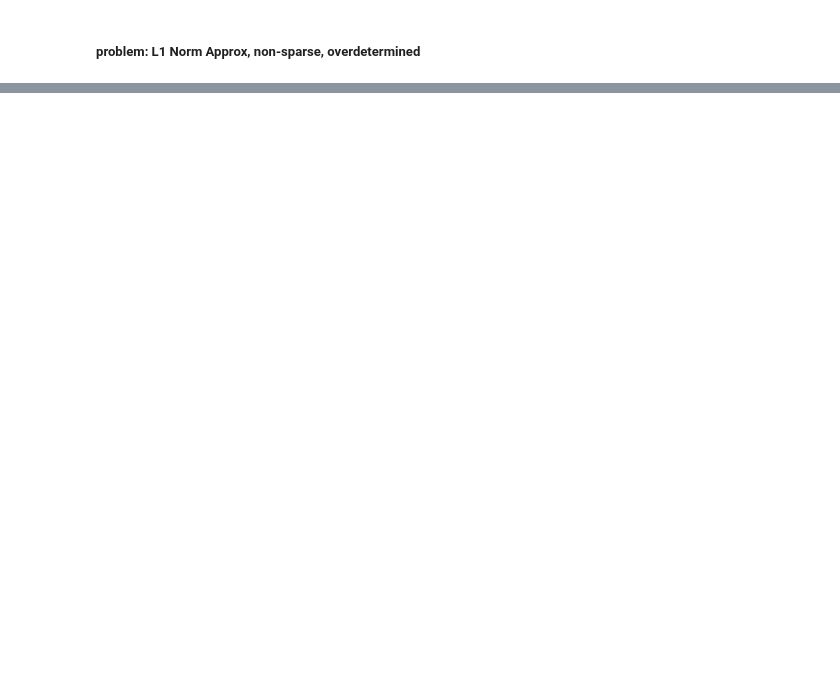
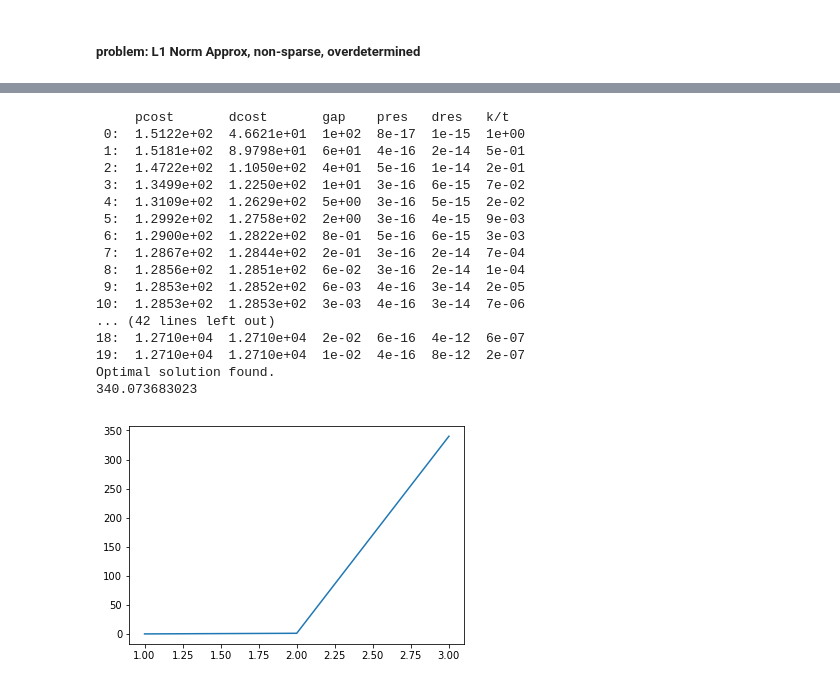
Before and after one commit to zimmerman-cole/ill-condition, a Jupyter notebook: code/IPM_examples.ipynb, the cells around one changed output, grey strips where cells are left out. Cells and saved outputs as stored; diff of their text form; code cells hidden in the pictures; blank space fills up the shorter version.

```diff
--- a/code/IPM_examples.ipynb
+++ b/code/IPM_examples.ipynb
@@ -64,0 +179,36 @@ u = l1.l1(P,q)
+# %%
+## solver: CVXOPT custom KKT l1
+k = 3
+times = []
+for e in range(1,k+1):
+    f = 10**e
+    m, n = 20*f, 5*f
+    A, b = normal(m,n), normal(m,1)
+    t1 = time.time()
+    x = cvxopt.l1.l1(A,b)
+    t2 = time.time()
+    t = t2-t1
+    times.append(t)
+    print(t)
+
+plt.plot(range(1,k+1), times)
+plt.show()
+# %% [output]
+     pcost       dcost       gap    pres   dres   k/t
+ 0:  1.5122e+02  4.6621e+01  1e+02  8e-17  1e-15  1e+00
+ 1:  1.5181e+02  8.9798e+01  6e+01  4e-16  2e-14  5e-01
+ 2:  1.4722e+02  1.1050e+02  4e+01  5e-16  1e-14  2e-01
+ 3:  1.3499e+02  1.2250e+02  1e+01  3e-16  6e-15  7e-02
+ 4:  1.3109e+02  1.2629e+02  5e+00  3e-16  5e-15  2e-02
+ 5:  1.2992e+02  1.2758e+02  2e+00  3e-16  4e-15  9e-03
+ 6:  1.2900e+02  1.2822e+02  8e-01  5e-16  6e-15  3e-03
+ 7:  1.2867e+02  1.2844e+02  2e-01  3e-16  2e-14  7e-04
+ 8:  1.2856e+02  1.2851e+02  6e-02  3e-16  2e-14  1e-04
+ 9:  1.2853e+02  1.2852e+02  6e-03  4e-16  3e-14  2e-05
+10:  1.2853e+02  1.2853e+02  3e-03  4e-16  3e-14  7e-06
+... (42 lines left out)
+18:  1.2710e+04  1.2710e+04  2e-02  6e-16  4e-12  6e-07
+19:  1.2710e+04  1.2710e+04  1e-02  4e-16  8e-12  2e-07
+Optimal solution found.
+340.073683023
+[figure, added]
```
Also changed, not shown: parts of 8 cells of this notebook.
